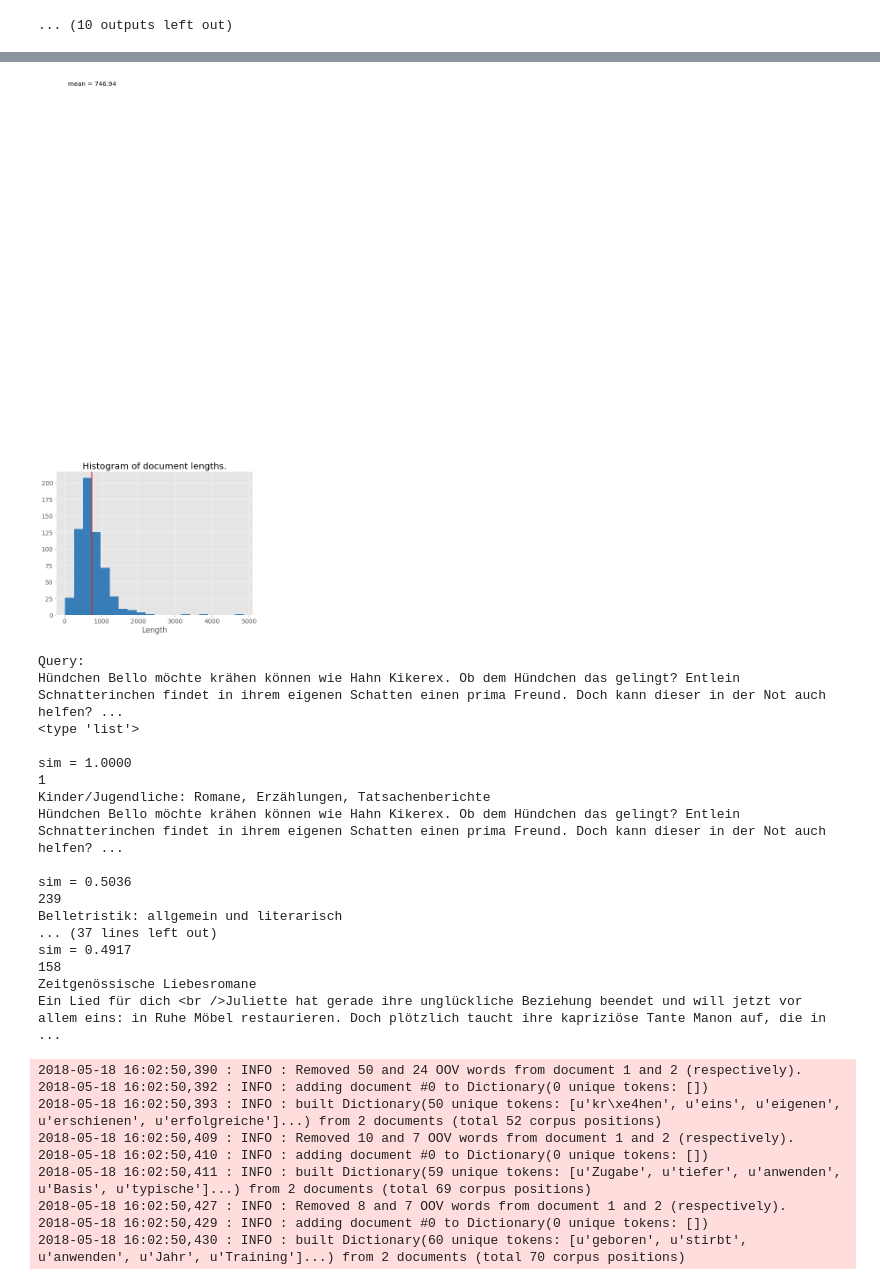
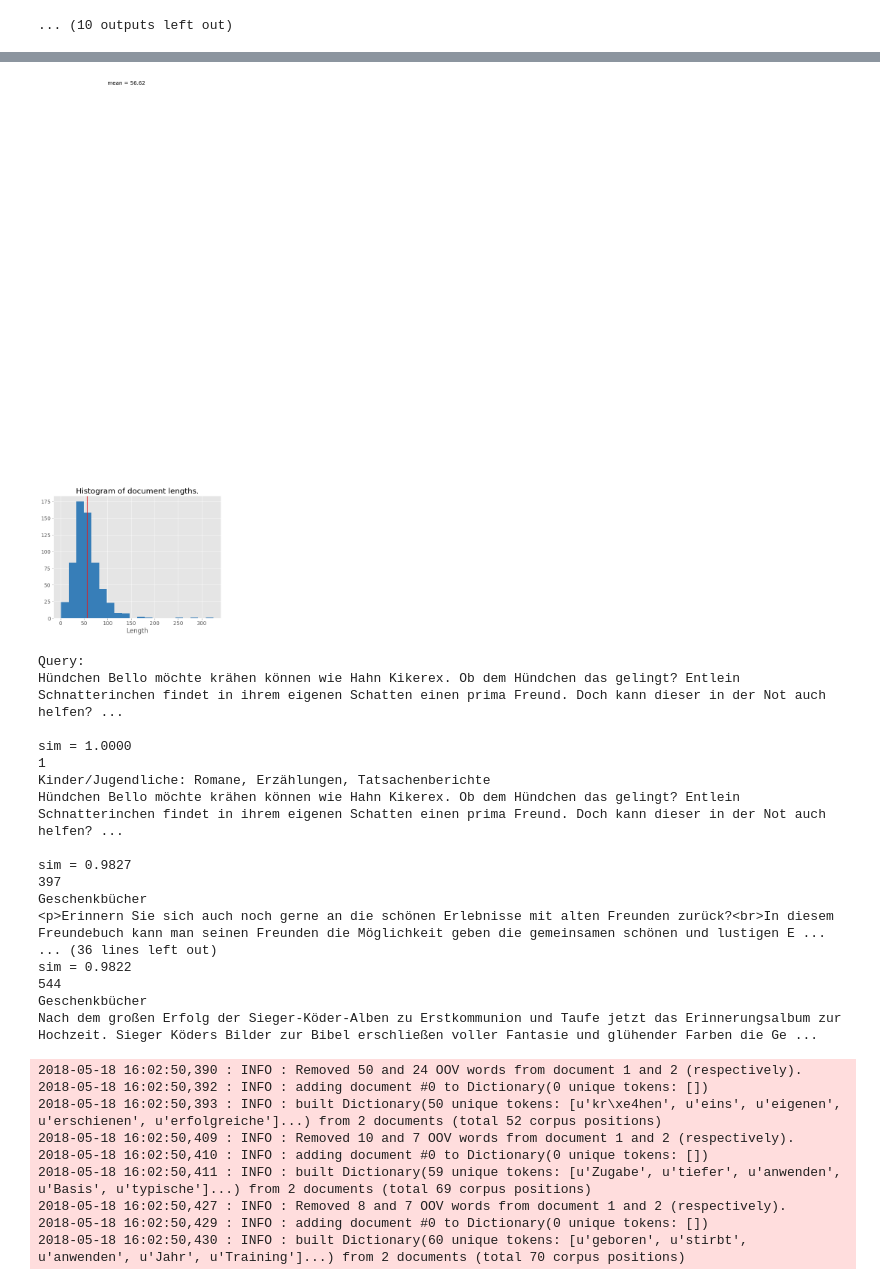
Before and after one commit to dupree/recommender_system, a Jupyter notebook: Thalia_dataProcessing.ipynb, the cells around one changed output, grey strips where cells are left out. Drawn from its saved outputs; the diff is of its cells as text; code cells hidden in the pictures.

Commit message:
more recent changes with fasttext model

```diff
--- a/Thalia_dataProcessing.ipynb
+++ b/Thalia_dataProcessing.ipynb
@@ -72,7 +76,7 @@ model_wiki_de = gensim.models.KeyedVectors.load_word2vec_format("wiki.de.vec", b
 # %%
 # working with embeddings from source https://devmount.github.io/GermanWordEmbeddings/
 # get trained model
-model = gensim.models.KeyedVectors.load_word2vec_format("german.model", binary=True)
+%time model = gensim.models.KeyedVectors.load_word2vec_format("german.model", binary=True)
 print "model data loaded sucessfully.."
 def draw_words(model, words, pca=False, alternate=True, arrows=True, x1=3, x2=3, y1=3, y2=3, title=''):
     # get vectors for given words from model
@@ -174,6 +162,6 @@ Bombay_Indien
 # %%
 # get trained model
-model02 = gensim.models.KeyedVectors.load_word2vec_format("GER64", binary=False)
+%time model02 = gensim.models.KeyedVectors.load_word2vec_format("GER64", binary=False)
 # model03 = gensim.models.KeyedVectors.load("de.bin")
 # gensim --V
 # %%
@@ -728,10 +684,0 @@ Wall time: 49.8 s
-# %%
-print type(train_text)
-print type(texts)
-
-# experimenting with spaCy now
-import spacy
-nlp = spacy.load('de')
-doc = nlp(train_text[0].decode('utf-8') )
-for token in doc:
-    print token, token.lemma_
@@ -1323,0 +1311,17 @@ Neun Völker zwei Schwestern Platz Thron. Feenkönigin Shaila sieht Tod nahen Da
+# %%
+# Facebook FastText: Using Gensim's implementation of fastText
+from gensim.models.fasttext import FastText as FT_gensim
+model_gensim = FT_gensim(size=100, min_count=1)
+
+# build the vocabulary
+model_gensim.build_vocab(texts)
+
+# train the model
+%time model_gensim.train(texts, total_examples=model_gensim.corpus_count, epochs=model_gensim.iter)
+
+print(model_gensim)
+model_gensim['das']
+
+print type(model_gensim.wv.vocab)
+# for key in model_gensim.wv.vocab:
+#     print key
@@ -1494,7 +1527,7 @@ distance = 0.5222 between documents 7, 8
 # %%
 # Similarity queries on WMD distances
 # Document lengths.
-lens = [len(doc) for doc in train_text]
+lens = [len(doc) for doc in texts_lemmatized]
 
 # Plot.
 plt.rc('figure', figsize=(8,6))
@@ -1517,7 +1550,7 @@ plt.text(100, 800, 'mean = %.2f' % avg_len)
 # Initialize WmdSimilarity.
 from gensim.similarities import WmdSimilarity
 num_best = 10
-instance = WmdSimilarity(texts, model_wiki_de, num_best=10)
+instance = WmdSimilarity(texts, model_gensim, num_best=10)
 start = time()
 
 sims = instance[texts[1]]  # A query is simply a "look-up" in the similarity class.
@@ -1544,10 +1577,10 @@ Cell took 9.72 seconds to run.
-[figure, old version]
+[figure, new version]
 # %%
 # Print the query and the retrieved documents, together with their similarities.
 print 'Query:'
 print train.iloc()[1]['ADDITIONALTEXT']
-# print " ".join(texts[3])
-print type(sims)
+# print " ".join(texts_lemmatized[1])
+# print type(sims)
 for i in range(num_best):
     print
     print 'sim = %.4f' % sims[i][1]
@@ -1558,21 +1591,21 @@ for i in range(num_best):
 # %% [output]
 Query:
 Hündchen Bello möchte krähen können wie Hahn Kikerex. Ob dem Hündchen das gelingt? Entlein Schnatterinchen findet in ihrem eigenen Schatten einen prima Freund. Doch kann dieser in der Not auch helfen? ...
-<type 'list'>
 
 sim = 1.0000
 1
 Kinder/Jugendliche: Romane, Erzählungen, Tatsachenberichte
 Hündchen Bello möchte krähen können wie Hahn Kikerex. Ob dem Hündchen das gelingt? Entlein Schnatterinchen findet in ihrem eigenen Schatten einen prima Freund. Doch kann dieser in der Not auch helfen? ...
 
-sim = 0.5036
-239
-Belletristik: allgemein und literarisch
-... (37 lines left out)
-sim = 0.4917
-158
-Zeitgenössische Liebesromane
-Ein Lied für dich <br />Juliette hat gerade ihre unglückliche Beziehung beendet und will jetzt vor allem eins: in Ruhe Möbel restaurieren. Doch plötzlich taucht ihre kapriziöse Tante Manon auf, die in ...
+sim = 0.9827
+397
+Geschenkbücher
+<p>Erinnern Sie sich auch noch gerne an die schönen Erlebnisse mit alten Freunden zurück?<br>In diesem Freundebuch kann man seinen Freunden die Möglichkeit geben die gemeinsamen schönen und lustigen E ...
+... (36 lines left out)
+sim = 0.9822
+544
+Geschenkbücher
+Nach dem großen Erfolg der Sieger-Köder-Alben zu Erstkommunion und Taufe jetzt das Erinnerungsalbum zur Hochzeit. Sieger Köders Bilder zur Bibel erschließen voller Fantasie und glühender Farben die Ge ...
 # %%
 # print train.iloc()[11]['ADDITIONALTEXT']
 # print train.iloc()[2]['ADDITIONALTEXT']
```
Also changed, not shown: parts of 23 cells of this notebook.
